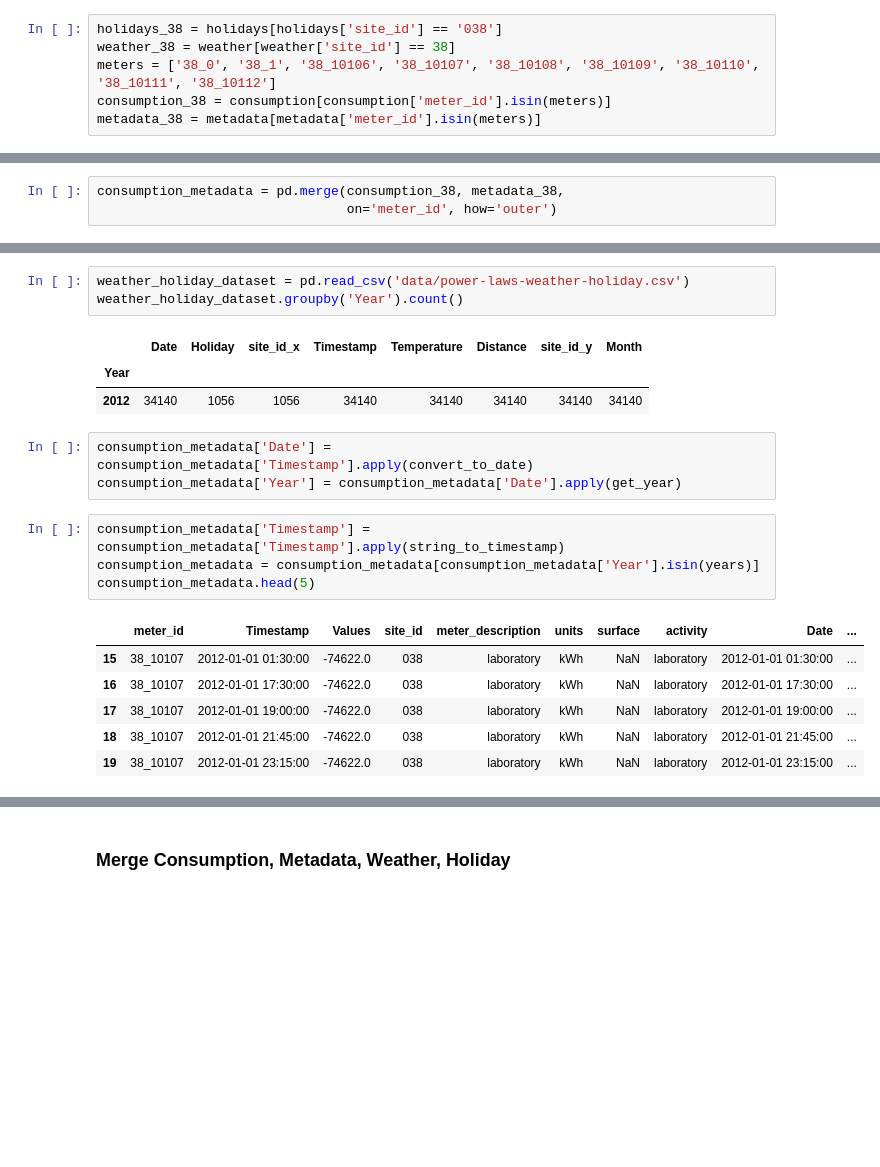
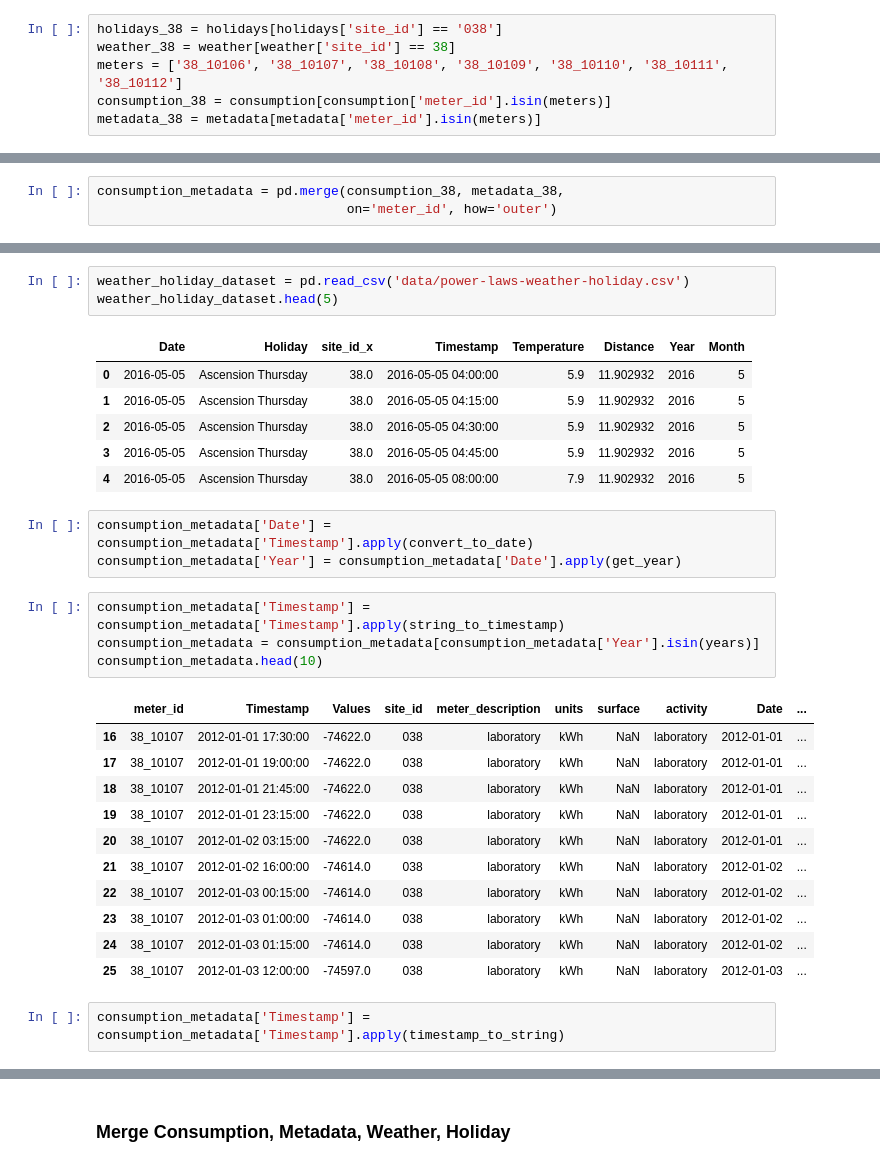
Before and after one commit to fagan2888/EnergyScience, a Jupyter notebook: src/EnergyBook.ipynb, the cells around one changed output, grey strips where cells are left out. Saved outputs shown, nothing was run; the diff lists cells and outputs as text; blank space fills up the shorter version.

Commit message:
Updating Jupyter notebook for Energy Reading Anomaly dataset

```diff
--- a/src/EnergyBook.ipynb
+++ b/src/EnergyBook.ipynb
@@ -23,7 +23,7 @@ Data filtered for Site 38
 # %%
 holidays_38 = holidays[holidays['site_id'] == '038']
 weather_38 = weather[weather['site_id'] == 38]
-meters = ['38_0', '38_1', '38_10106', '38_10107', '38_10108', '38_10109', '38_10110', '38_10111', '38_10112']
+meters = ['38_10106', '38_10107', '38_10108', '38_10109', '38_10110', '38_10111', '38_10112']
 consumption_38 = consumption[consumption['meter_id'].isin(meters)]
 metadata_38 = metadata[metadata['meter_id'].isin(meters)]
 # %% [markdown]
@@ -112,21 +112,31 @@ weather_holiday_final.head(100)
 # %%
 weather_holiday_dataset = pd.read_csv('data/power-laws-weather-holiday.csv')
-weather_holiday_dataset.groupby('Year').count()
+weather_holiday_dataset.head(5)
 # %% [output]
-|  | Date | Holiday | site_id_x | Timestamp | Temperature | Distance | site_id_y | Month |
-| Year |  |  |  |  |  |  |  |  |
-| 2012 | 34140 | 1056 | 1056 | 34140 | 34140 | 34140 | 34140 | 34140 |
+|  | Date | Holiday | site_id_x | Timestamp | Temperature | Distance | Year | Month |
+| 0 | 2016-05-05 | Ascension Thursday | 38.0 | 2016-05-05 04:00:00 | 5.9 | 11.902932 | 2016 | 5 |
+| 1 | 2016-05-05 | Ascension Thursday | 38.0 | 2016-05-05 04:15:00 | 5.9 | 11.902932 | 2016 | 5 |
+| 2 | 2016-05-05 | Ascension Thursday | 38.0 | 2016-05-05 04:30:00 | 5.9 | 11.902932 | 2016 | 5 |
+| 3 | 2016-05-05 | Ascension Thursday | 38.0 | 2016-05-05 04:45:00 | 5.9 | 11.902932 | 2016 | 5 |
+| 4 | 2016-05-05 | Ascension Thursday | 38.0 | 2016-05-05 08:00:00 | 7.9 | 11.902932 | 2016 | 5 |
 # %%
 consumption_metadata['Date'] = consumption_metadata['Timestamp'].apply(convert_to_date)
 consumption_metadata['Year'] = consumption_metadata['Date'].apply(get_year)
 # %%
 consumption_metadata['Timestamp'] = consumption_metadata['Timestamp'].apply(string_to_timestamp)
 consumption_metadata = consumption_metadata[consumption_metadata['Year'].isin(years)]
-consumption_metadata.head(5)
+consumption_metadata.head(10)
 # %% [output]
 |  | meter_id | Timestamp | Values | site_id | meter_description | units | surface | activity | Date | ... |
-| 15 | 38_10107 | 2012-01-01 01:30:00 | -74622.0 | 038 | laboratory | kWh | NaN | laboratory | 2012-01-01 01:30:00 | ... |
-| 16 | 38_10107 | 2012-01-01 17:30:00 | -74622.0 | 038 | laboratory | kWh | NaN | laboratory | 2012-01-01 17:30:00 | ... |
-| 17 | 38_10107 | 2012-01-01 19:00:00 | -74622.0 | 038 | laboratory | kWh | NaN | laboratory | 2012-01-01 19:00:00 | ... |
-| 18 | 38_10107 | 2012-01-01 21:45:00 | -74622.0 | 038 | laboratory | kWh | NaN | laboratory | 2012-01-01 21:45:00 | ... |
-| 19 | 38_10107 | 2012-01-01 23:15:00 | -74622.0 | 038 | laboratory | kWh | NaN | laboratory | 2012-01-01 23:15:00 | ... |
+| 16 | 38_10107 | 2012-01-01 17:30:00 | -74622.0 | 038 | laboratory | kWh | NaN | laboratory | 2012-01-01 | ... |
+| 17 | 38_10107 | 2012-01-01 19:00:00 | -74622.0 | 038 | laboratory | kWh | NaN | laboratory | 2012-01-01 | ... |
+| 18 | 38_10107 | 2012-01-01 21:45:00 | -74622.0 | 038 | laboratory | kWh | NaN | laboratory | 2012-01-01 | ... |
+| 19 | 38_10107 | 2012-01-01 23:15:00 | -74622.0 | 038 | laboratory | kWh | NaN | laboratory | 2012-01-01 | ... |
+| 20 | 38_10107 | 2012-01-02 03:15:00 | -74622.0 | 038 | laboratory | kWh | NaN | laboratory | 2012-01-01 | ... |
+| 21 | 38_10107 | 2012-01-02 16:00:00 | -74614.0 | 038 | laboratory | kWh | NaN | laboratory | 2012-01-02 | ... |
+| 22 | 38_10107 | 2012-01-03 00:15:00 | -74614.0 | 038 | laboratory | kWh | NaN | laboratory | 2012-01-02 | ... |
+| 23 | 38_10107 | 2012-01-03 01:00:00 | -74614.0 | 038 | laboratory | kWh | NaN | laboratory | 2012-01-02 | ... |
+| 24 | 38_10107 | 2012-01-03 01:15:00 | -74614.0 | 038 | laboratory | kWh | NaN | laboratory | 2012-01-02 | ... |
+| 25 | 38_10107 | 2012-01-03 12:00:00 | -74597.0 | 038 | laboratory | kWh | NaN | laboratory | 2012-01-03 | ... |
+# %%
+consumption_metadata['Timestamp'] = consumption_metadata['Timestamp'].apply(timestamp_to_string)
```
Also changed, not shown: parts of 14 cells of this notebook.
